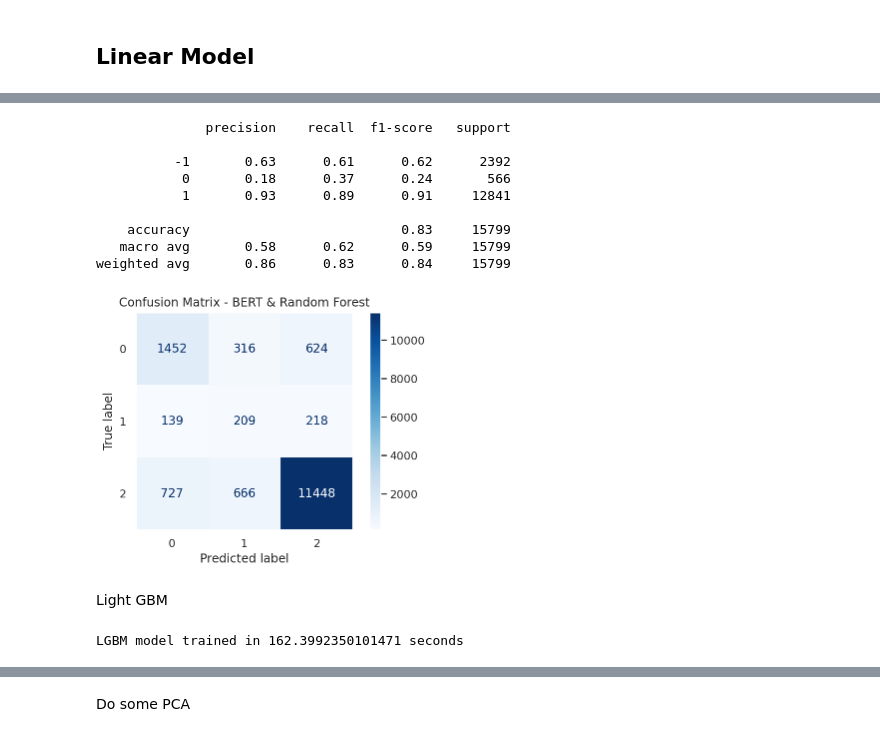
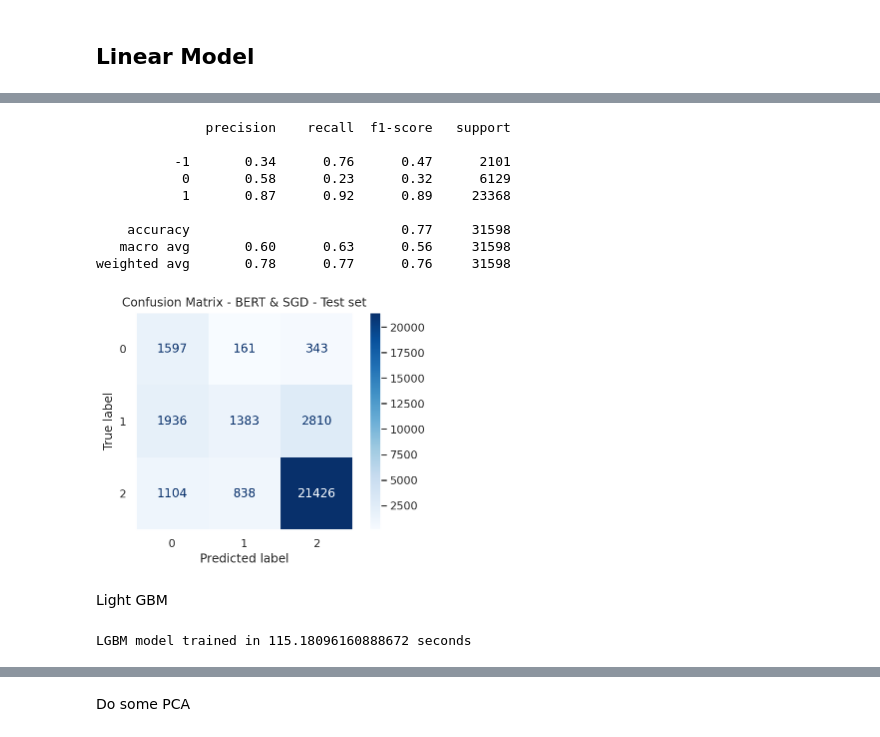
Before and after one commit to soccerdroid/amazon_reviews, a Jupyter notebook: notebooks/maria_bert.ipynb, the cells around one changed output, grey strips where cells are left out. Saved outputs shown, nothing was run; the diff lists cells and outputs as text; code cells hidden in the pictures.

Commit message:
added the bert part

```diff
--- a/notebooks/maria_bert.ipynb
+++ b/notebooks/maria_bert.ipynb
@@ -466,7 +466,7 @@ print(bert_features.shape)
 # %%
 # Split in train and test sets
 target = test_df["sentiment"].to_numpy()
-X_train, X_test, y_train, y_test = model_selection.train_test_split(bert_features, target, stratify=target, test_size=0.2, random_state=1)
+X_train, X_test, y_train, y_test = model_selection.train_test_split(bert_features, target, stratify=target, test_size=0.4, random_state=1)
 # %%
 sns.histplot(y_train, alpha=0.6, discrete=True)
 plt.show()
@@ -487,0 +480,5 @@ test_df.groupby("sentiment").count()
+# %%
+# Make a new split over the train data, to get a validation set too
+X_train, X_valid, y_train, y_valid = model_selection.train_test_split(X_train, y_train, stratify=y_train, test_size=0.2, random_state=1)
+print(X_train.shape)
+print(X_valid.shape)
@@ -535,5 +562,5 @@ Linear model trained in 27.80615997314453 seconds
 # %%
-# Predict
+# Test prediction
 y_pred = clf.predict(X_test)
 
 # Performance
@@ -542,23 +569,23 @@ print(metrics.classification_report(y_pred, y_test))
 # %% [output]
               precision    recall  f1-score   support
 
-          -1       0.63      0.61      0.62      2392
-           0       0.18      0.37      0.24       566
-           1       0.93      0.89      0.91     12841
+          -1       0.34      0.76      0.47      2101
+           0       0.58      0.23      0.32      6129
+           1       0.87      0.92      0.89     23368
 
-    accuracy                           0.83     15799
-   macro avg       0.58      0.62      0.59     15799
-weighted avg       0.86      0.83      0.84     15799
+    accuracy                           0.77     31598
+   macro avg       0.60      0.63      0.56     31598
+weighted avg       0.78      0.77      0.76     31598
 # %%
 disp = metrics.ConfusionMatrixDisplay(
     metrics.confusion_matrix(y_pred, y_test)
 )
 disp.plot(cmap=plt.cm.Blues)
 plt.grid(False)
-plt.title("Confusion Matrix - BERT & Random Forest")
+plt.title("Confusion Matrix - BERT & SGD - Test set")
 plt.show()
 # %% [output]
-[figure, old version]
+[figure, new version]
 # %% [markdown]
 Light GBM
 # %%
@@ -568,4 +595,4 @@ clf.fit(X_train, y_train)
 runtime = time.time()-start_time
 print("LGBM model trained in %s seconds" % (runtime))
 # %% [output]
-LGBM model trained in 162.3992350101471 seconds
+LGBM model trained in 115.18096160888672 seconds
```
Also changed, not shown: parts of 12 cells of this notebook.
